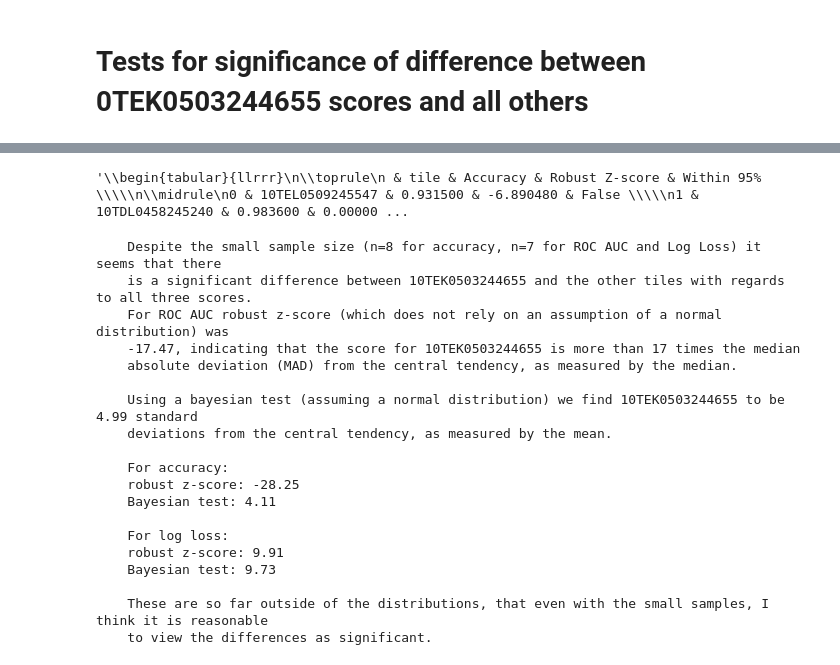
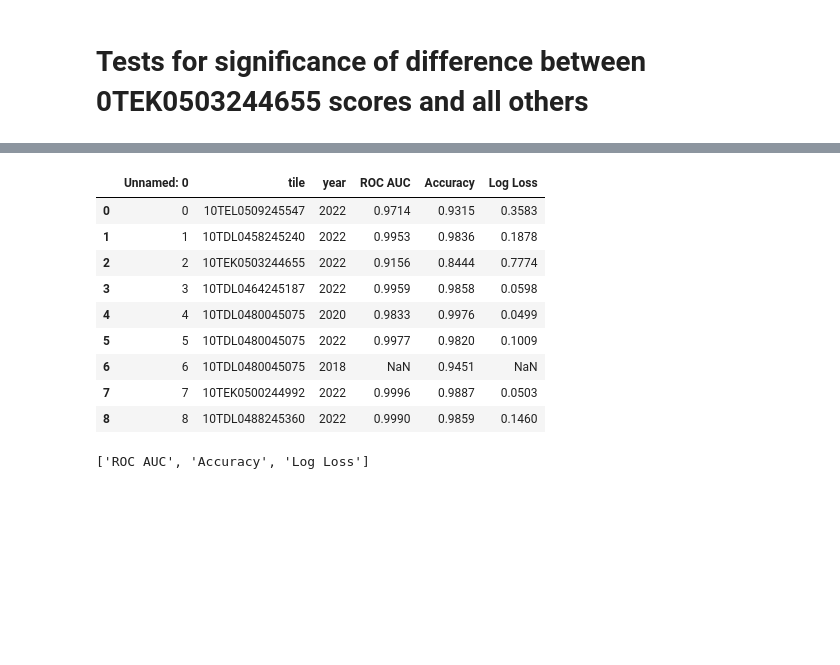
Before and after one commit to kulpojke/tree-mortality, a Jupyter notebook: src/test_geographic_outlier.ipynb, the cells around one changed output, grey strips where cells are left out. Saved outputs shown, nothing was run; the diff lists cells and outputs as text; code cells hidden in the pictures; blank space fills up the shorter version.

Commit message:
redid parquet in helena mortality 2.  changed test_geographic_mortlity

```diff
--- a/src/test_geographic_outlier.ipynb
+++ b/src/test_geographic_outlier.ipynb
@@ -363,48 +18,21 @@ plt.savefig(img_dir / 'significance.png')
-# %%
-results_df.to_latex()
-# %% [output]
-'\\begin{tabular}{llrrr}\n\\toprule\n & tile & Accuracy & Robust Z-score & Within 95% \\\\\n\\midrule\n0 & 10TEL0509245547 & 0.931500 & -6.890480 & False \\\\\n1 & 10TDL0458245240 & 0.983600 & 0.00000 ...
-# %%
-print(
-    f'''
-    Due to the small sample size (n=9 for accuracy, n=8 for ROC AUC and Log Loss) it is difficult to discern if there is significant difference between 10TEK0503244655 and the other tiles with regards to all three scores.  The Robust Z-score does not rely on an assumption of a normal distribution.  The Bayesian test does assume a normal distribution.  It would be expected that the scores for the tiles, if they are all from a dataset which is represented in the training data, should be normally distributed.  We do not however know the parameters of that distribution.  We can estimate them from the scores we have, but since there are so few we do not have that much confidence in our estimates, this lack of confidence should be reflected in likelihood of the Bayesian model.
-
-    In the figure shown above the table, left:  Accuracy scores foe eac
-
-    For ROC AUC  was {robust_z_score_roc:.2f}, indicating that the score for 10TEK0503244655 is more than 17 times the median absolute deviation (MAD) from the central tendency, as measured by the median.
-
-    Using a b we find 10TEK0503244655 to be {devs_roc:.2f} standard
-    deviations from the central tendency, as measured by the mean.
-
-    For accuracy:
-    robust z-score: {robust_z_score_acc:.2f}
-    Bayesian test: {devs_acc:.2f}
-
-    For log loss:
-    robust z-score: {robust_z_score_loss:.2f}
-    Bayesian test: {devs_loss:.2f}
-
-    These are so far outside of the distributions, that even with the small samples, I think it is reasonable
-    to view the differences as significant.
-    '''
-)
-# %% [output]
-    Despite the small sample size (n=8 for accuracy, n=7 for ROC AUC and Log Loss) it seems that there
-    is a significant difference between 10TEK0503244655 and the other tiles with regards to all three scores.
-    For ROC AUC robust z-score (which does not rely on an assumption of a normal distribution) was
-    -17.47, indicating that the score for 10TEK0503244655 is more than 17 times the median
-    absolute deviation (MAD) from the central tendency, as measured by the median.
-
-    Using a bayesian test (assuming a normal distribution) we find 10TEK0503244655 to be 4.99 standard
-    deviations from the central tendency, as measured by the mean.
-
-    For accuracy:
-    robust z-score: -28.25
-    Bayesian test: 4.11
-
-    For log loss:
-    robust z-score: 9.91
-    Bayesian test: 9.73
-
-    These are so far outside of the distributions, that even with the small samples, I think it is reasonable
-    to view the differences as significant.
+# %%
+score_path = Path.cwd() / 'tile_scores.csv'
+img_dir = Path('/home/michael/thesis/images')
+
+df = pd.read_csv(score_path)
+df
+# %% [output]
+|  | Unnamed: 0 | tile | year | ROC AUC | Accuracy | Log Loss |
+| 0 | 0 | 10TEL0509245547 | 2022 | 0.9714 | 0.9315 | 0.3583 |
+| 1 | 1 | 10TDL0458245240 | 2022 | 0.9953 | 0.9836 | 0.1878 |
+| 2 | 2 | 10TEK0503244655 | 2022 | 0.9156 | 0.8444 | 0.7774 |
+| 3 | 3 | 10TDL0464245187 | 2022 | 0.9959 | 0.9858 | 0.0598 |
+| 4 | 4 | 10TDL0480045075 | 2020 | 0.9833 | 0.9976 | 0.0499 |
+| 5 | 5 | 10TDL0480045075 | 2022 | 0.9977 | 0.9820 | 0.1009 |
+| 6 | 6 | 10TDL0480045075 | 2018 | NaN | 0.9451 | NaN |
+| 7 | 7 | 10TEK0500244992 | 2022 | 0.9996 | 0.9887 | 0.0503 |
+| 8 | 8 | 10TDL0488245360 | 2022 | 0.9990 | 0.9859 | 0.1460 |
+# %%
+cols = df.columns.to_list()[-3:]
+# %% [output]
+['ROC AUC', 'Accuracy', 'Log Loss']
```
Also changed, not shown: parts of 34 cells of this notebook, 2 other files.
